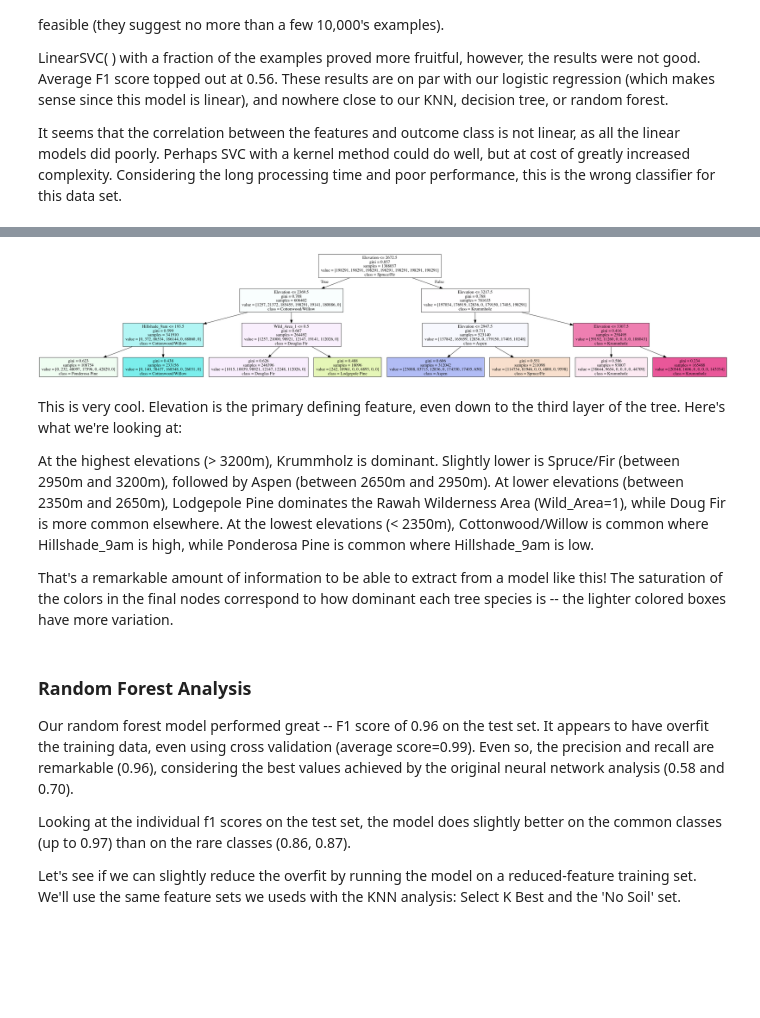
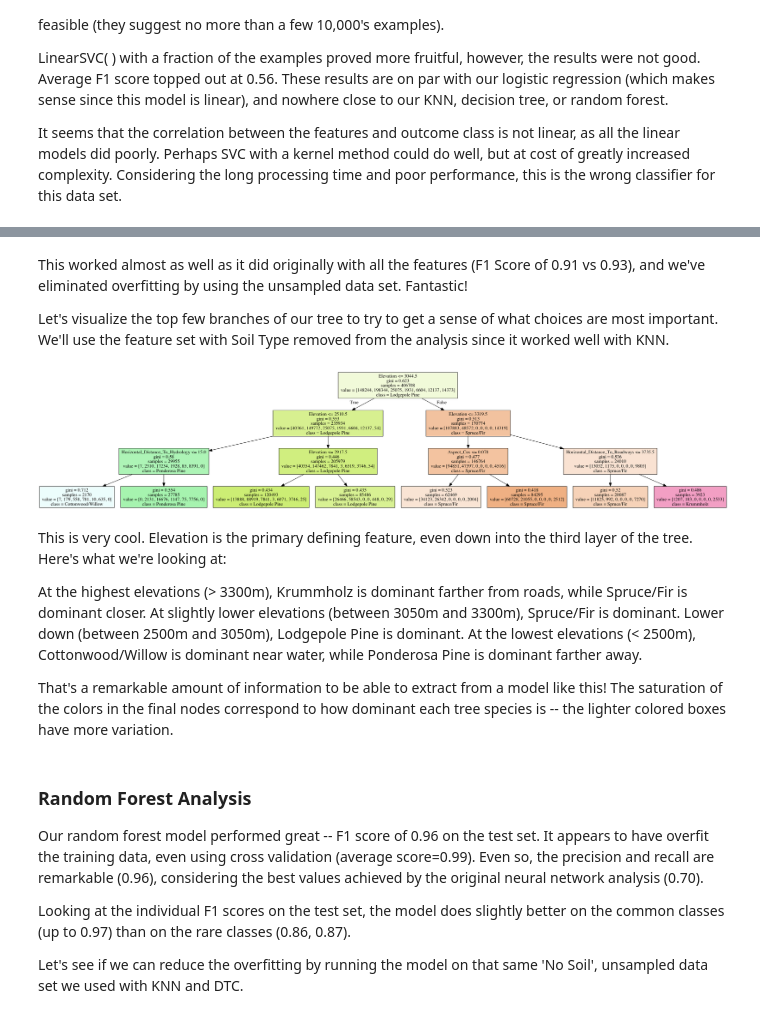
Before and after one commit to maxcalabro/Thinkful_Unit_3, a Jupyter notebook: Land Cover Classification.ipynb, the cells around one changed output, grey strips where cells are left out. Cells and saved outputs as stored; diff of their text form; code cells hidden in the pictures; blank space fills up the shorter version.

```diff
--- a/Land Cover Classification.ipynb
+++ b/Land Cover Classification.ipynb
@@ -824,0 +866,10 @@ Let's run KNN a couple more times with feature selection to see if we can reduce
+# %%
+# Recreate our X and Y arrays for processing with data_train_nosamp.
+
+X_train_nosamp = data_train_nosamp.loc[:, ~data_train_nosamp.columns.isin(['Cover'])]
+Y_train_nosamp = data_train_nosamp.Cover
+X_test_nosamp = data_test_nosamp.loc[:, ~data_train_nosamp.columns.isin(['Cover'])]
+Y_test_nosamp = data_test_nosamp.Cover
+
+print('Sanity check on array shapes:\n',
+      X_train_nosamp.shape, Y_train_nosamp.shape, X_test_nosamp.shape, Y_test_nosamp.shape)
@@ -878,14 +964,0 @@ print(X_train_nosoil.shape, X_test_nosoil.shape)
-# %%
-# K Nearest Neighbors with "No Soil" feature selection.
-
-tic = t_now()
-
-knc = KNeighborsClassifier(n_neighbors=2)
-knc.fit(X_train_nosoil, Y_train)
-Y_pred_knc = knc.predict(X_test_nosoil)
-
-print('Cross Val Score: \n\n', cross_val_score(knc, X_train_nosoil, Y_train, cv=4))
-print('\nConfusion Matrix: \n\n', confusion_matrix(Y_test, Y_pred_knc))
-print('\nClassification Report: \n\n', classification_report(Y_test, Y_pred_knc))
-
-print(t_dif(tic))
@@ -929,0 +985,18 @@ We'll visualize the top few brances of our tree to try to get a sense of what ch
+# %%
+# Decision Tree Classifier - find best parameters with gridsearch and display results.
+
+tic = t_now()
+
+dtc_params = {'max_depth':[32, None],
+              'min_samples_split':[2, 8, 32],
+              'max_features':['sqrt', None]}
+dtc_grid = GridSearchCV(DecisionTreeClassifier(), dtc_params, cv=4)
+dtc_grid.fit(X_train_nosoil, Y_train_nosamp)
+print('Best Score: ', dtc_grid.best_score_)
+print('Best Parameters: ', dtc_grid.best_params_)
+
+Y_pred_dtc = dtc_grid.predict(X_test_nosoil)
+print(confusion_matrix(Y_test_nosamp, Y_pred_dtc))
+print(classification_report(Y_test_nosamp, Y_pred_dtc))
+
+print(t_dif(tic))
@@ -930,3 +1021,7 @@ We'll visualize the top few brances of our tree to try to get a sense of what ch
+# %% [markdown]
+This worked almost as well as it did originally with all the features (F1 Score of 0.91 vs 0.93), and we've eliminated overfitting by using the unsampled data set. Fantastic!
+
+Let's visualize the top few branches of our tree to try to get a sense of what choices are most important. We'll use the feature set with Soil Type removed from the analysis since it worked well with KNN.
 # %%
 from sklearn import tree
 from IPython.display import Image
@@ -935,34 +1030,34 @@ import graphviz
 # %%
 # Run dtc with best parameters, and visualize the tree results.
 # It isn't helpful to visualize with max_depth=None, so let's just look at a few layers
 # to see the initial decisions the tree is making.
 
 dtc = DecisionTreeClassifier(max_depth=3, max_features=None, min_samples_split=2)
-dtc.fit(X_train_nosoil, Y_train)
+dtc.fit(X_train_nosoil, Y_train_nosamp)
 Y_pred_dtc = dtc.predict(X_test_nosoil)
 
 dot_data = tree.export_graphviz(
     dtc, out_file=None,
     feature_names=X_train_nosoil.columns,
     class_names=['Spruce/Fir', 'Lodgepole Pine', 'Ponderosa Pine', 'Cottonwood/Willow', 'Aspen', 'Douglas Fir', 'Krummholz'],
     filled=True
 )
 graph = pydotplus.graph_from_dot_data(dot_data)
 Image(graph.create_png())
 # %% [output]
-[figure, old version]
+[figure, new version]
 # %% [markdown]
-This is very cool. Elevation is the primary defining feature, even down to the third layer of the tree. Here's what we're looking at:
+This is very cool. Elevation is the primary defining feature, even down into the third layer of the tree. Here's what we're looking at:
 
-At the highest elevations (> 3200m), Krummholz is dominant. Slightly lower is Spruce/Fir (between 2950m and 3200m), followed by Aspen (between 2650m and 2950m). At lower elevations (between 2350m and 2650m), Lodgepole Pine dominates the Rawah Wilderness Area (Wild_Area=1), while Doug Fir is more common elsewhere. At the lowest elevations (< 2350m), Cottonwood/Willow is common where Hillshade_9am is high, while Ponderosa Pine is common where Hillshade_9am is low.
+At the highest elevations (> 3300m), Krummholz is dominant farther from roads, while Spruce/Fir is dominant closer. At slightly lower elevations (between 3050m and 3300m), Spruce/Fir is dominant. Lower down (between 2500m and 3050m), Lodgepole Pine is dominant. At the lowest elevations (< 2500m), Cottonwood/Willow is dominant near water, while Ponderosa Pine is dominant farther away.
 
 That's a remarkable amount of information to be able to extract from a model like this! The saturation of the colors in the final nodes correspond to how dominant each tree species is -- the lighter colored boxes have more variation.
 # %% [markdown]
 ### Random Forest Analysis
 
-Our random forest model performed great -- F1 score of 0.96 on the test set. It appears to have overfit the training data, even using cross validation (average score=0.99). Even so, the precision and recall are remarkable (0.96), considering the best values achieved by the original neural network analysis (0.58 and 0.70).
+Our random forest model performed great -- F1 score of 0.96 on the test set. It appears to have overfit the training data, even using cross validation (average score=0.99). Even so, the precision and recall are remarkable (0.96), considering the best values achieved by the original neural network analysis (0.70).
 
-Looking at the individual f1 scores on the test set, the model does slightly better on the common classes (up to 0.97) than on the rare classes (0.86, 0.87).
+Looking at the individual F1 scores on the test set, the model does slightly better on the common classes (up to 0.97) than on the rare classes (0.86, 0.87).
 
-Let's see if we can slightly reduce the overfit by running the model on a reduced-feature training set. We'll use the same feature sets we useds with the KNN analysis: Select K Best and the 'No Soil' set.
+Let's see if we can reduce the overfitting by running the model on that same 'No Soil', unsampled data set we used with KNN and DTC.
 # %%
```
Also changed, not shown: parts of 47 cells of this notebook.
